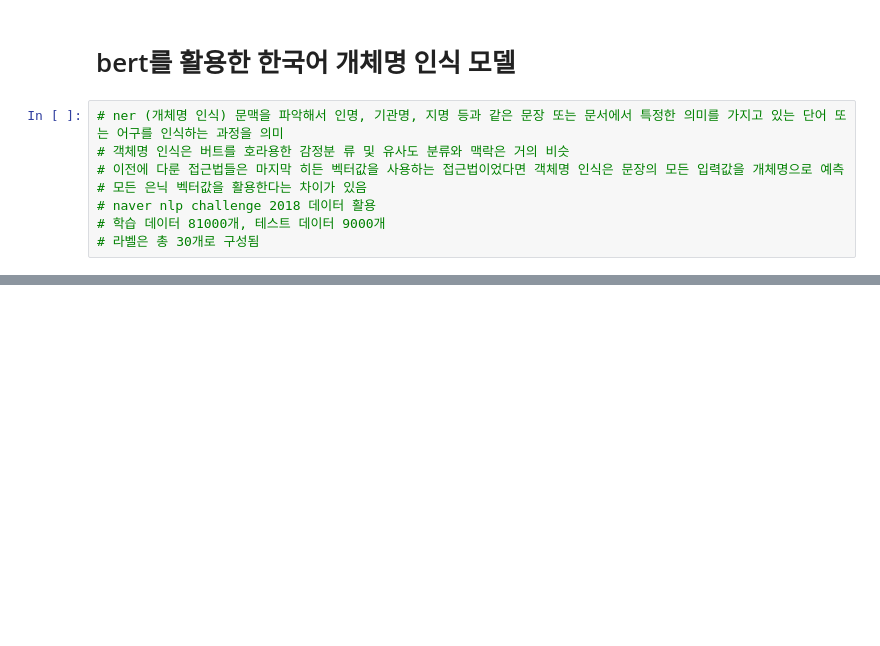
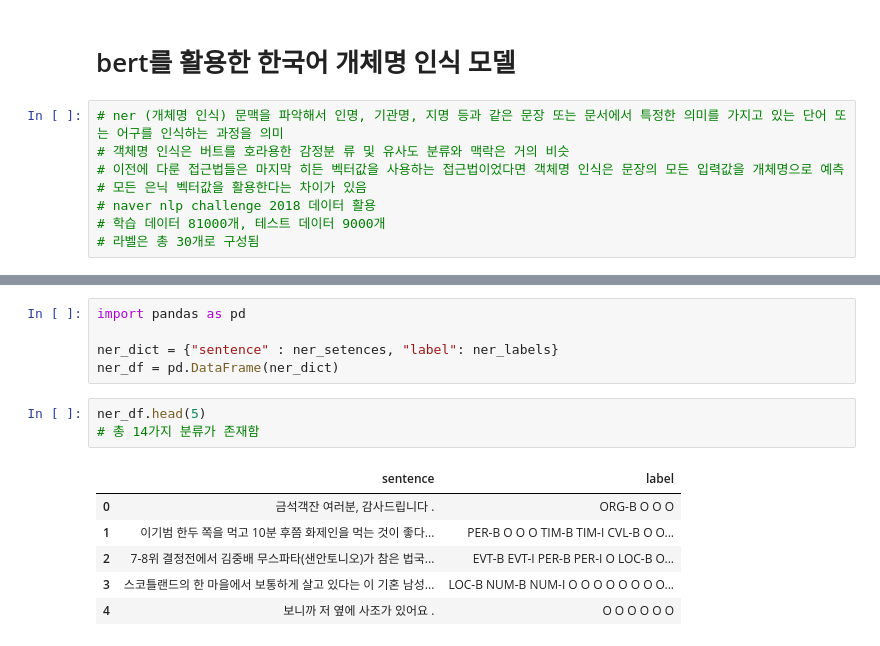
Before and after one commit to jaekyoungkim/tensor2ml_NLP, a Jupyter notebook: 텐서플로와_머신러닝으로_시작하는_자연어처리(ch7_2).ipynb, the cells around one changed output, grey strips where cells are left out. Saved outputs shown, nothing was run; the diff lists cells and outputs as text; blank space fills up the shorter version.

```diff
--- a/텐서플로와_머신러닝으로_시작하는_자연어처리(ch7_2).ipynb
+++ b/텐서플로와_머신러닝으로_시작하는_자연어처리(ch7_2).ipynb
@@ -44,0 +110,15 @@ FileNotFoundError: ignored
+# %%
+import pandas as pd
+
+ner_dict = {"sentence" : ner_setences, "label": ner_labels}
+ner_df = pd.DataFrame(ner_dict)
+# %%
+ner_df.head(5)
+# 총 14가지 분류가 존재함
+# %% [output]
+|  | sentence | label |
+| 0 | 금석객잔 여러분, 감사드립니다 . | ORG-B O O O |
+| 1 | 이기범 한두 쪽을 먹고 10분 후쯤 화제인을 먹는 것이 좋다... | PER-B O O O TIM-B TIM-I CVL-B O O... |
+| 2 | 7-8위 결정전에서 김중배 무스파타(샌안토니오)가 참은 법국... | EVT-B EVT-I PER-B PER-I O LOC-B O... |
+| 3 | 스코틀랜드의 한 마을에서 보통하게 살고 있다는 이 기혼 남성... | LOC-B NUM-B NUM-I O O O O O O O O... |
+| 4 | 보니까 저 옆에 사조가 있어요 . | O O O O O O |
```
Also changed, not shown: parts of 32 cells of this notebook.
